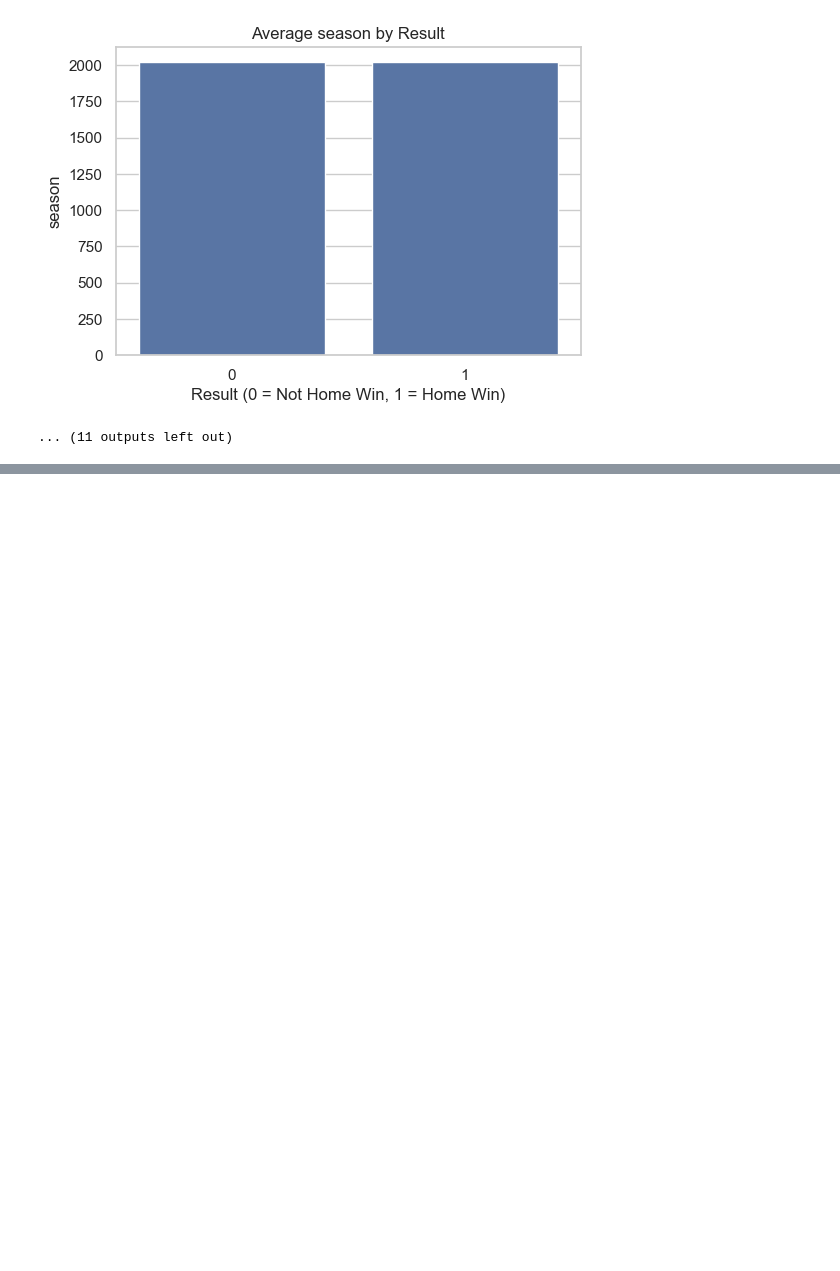
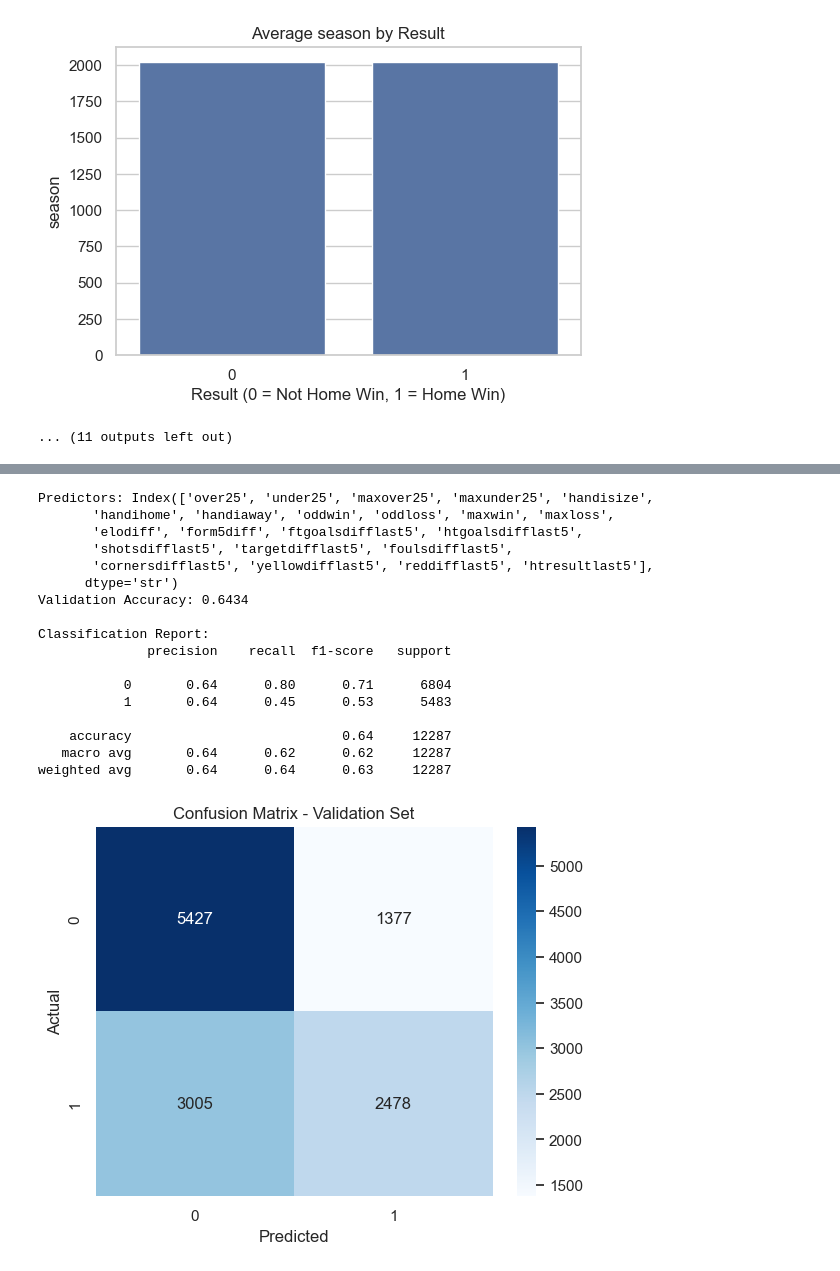
Before and after one commit to iAboud98/champions-league-winner-prediction-2025-2026, a Jupyter notebook: main.ipynb, the cells around one changed output, grey strips where cells are left out. Saved outputs shown, nothing was run; the diff lists cells and outputs as text; code cells hidden in the pictures; blank space fills up the shorter version.

Commit message:
perform logistic regression as a baseline model

```diff
--- a/main.ipynb
+++ b/main.ipynb
@@ -686,0 +689,8 @@ for col in features_to_plot:
+# %%
+train = df[df['matchdate'].dt.year.isin([2020, 2021, 2022])]
+val = df[df['matchdate'].dt.year == 2023]
+test = df[df['matchdate'].dt.year.isin([2024, 2025])]
+
+print(f"Train set shape: {train.shape}")
+print(f"Validation set shape: {val.shape}")
+print(f"Test set shape: {test.shape}")
@@ -686,0 +711,45 @@ for col in features_to_plot:
+# %%
+from sklearn.linear_model import LogisticRegression
+from sklearn.metrics import accuracy_score, classification_report, confusion_matrix
+
+
+predictors = train.columns.drop(['ftresult','division', 'matchdate', 'hometeam', 'awayteam', 'season'])
+target = 'ftresult'
+
+print(f"Predictors: {predictors}")
+
+lr_model = LogisticRegression(random_state=42, max_iter=1000)
+lr_model.fit(train[predictors], train[target])
+
+y_pred_val = lr_model.predict(val[predictors])
+
+accuracy = accuracy_score(val[target], y_pred_val)
+print(f"Validation Accuracy: {accuracy:.4f}")
+print("\nClassification Report:")
+print(classification_report(val[target], y_pred_val))
+
+cm = confusion_matrix(val[target], y_pred_val)
+sns.heatmap(cm, annot=True, fmt='d', cmap='Blues')
+plt.title('Confusion Matrix - Validation Set')
+plt.ylabel('Actual')
+plt.xlabel('Predicted')
+plt.show()
+# %% [output]
+Predictors: Index(['over25', 'under25', 'maxover25', 'maxunder25', 'handisize',
+       'handihome', 'handiaway', 'oddwin', 'oddloss', 'maxwin', 'maxloss',
+       'elodiff', 'form5diff', 'ftgoalsdifflast5', 'htgoalsdifflast5',
+       'shotsdifflast5', 'targetdifflast5', 'foulsdifflast5',
+       'cornersdifflast5', 'yellowdifflast5', 'reddifflast5', 'htresultlast5'],
+      dtype='str')
+Validation Accuracy: 0.6434
+
+Classification Report:
+              precision    recall  f1-score   support
+
+           0       0.64      0.80      0.71      6804
+           1       0.64      0.45      0.53      5483
+
+    accuracy                           0.64     12287
+   macro avg       0.64      0.62      0.62     12287
+weighted avg       0.64      0.64      0.63     12287
+[figure, added]
```
Also changed, not shown: parts of 5 cells of this notebook.
